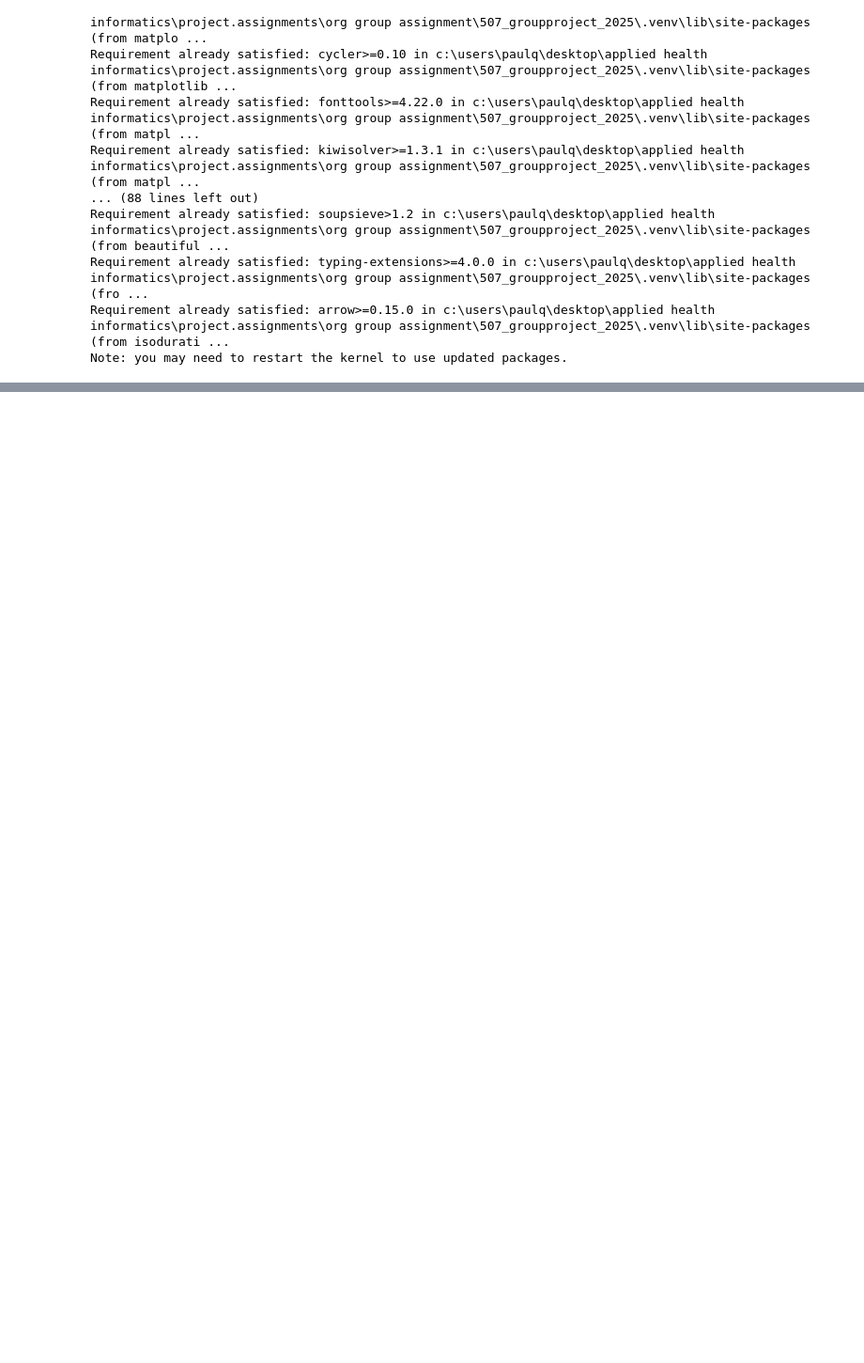
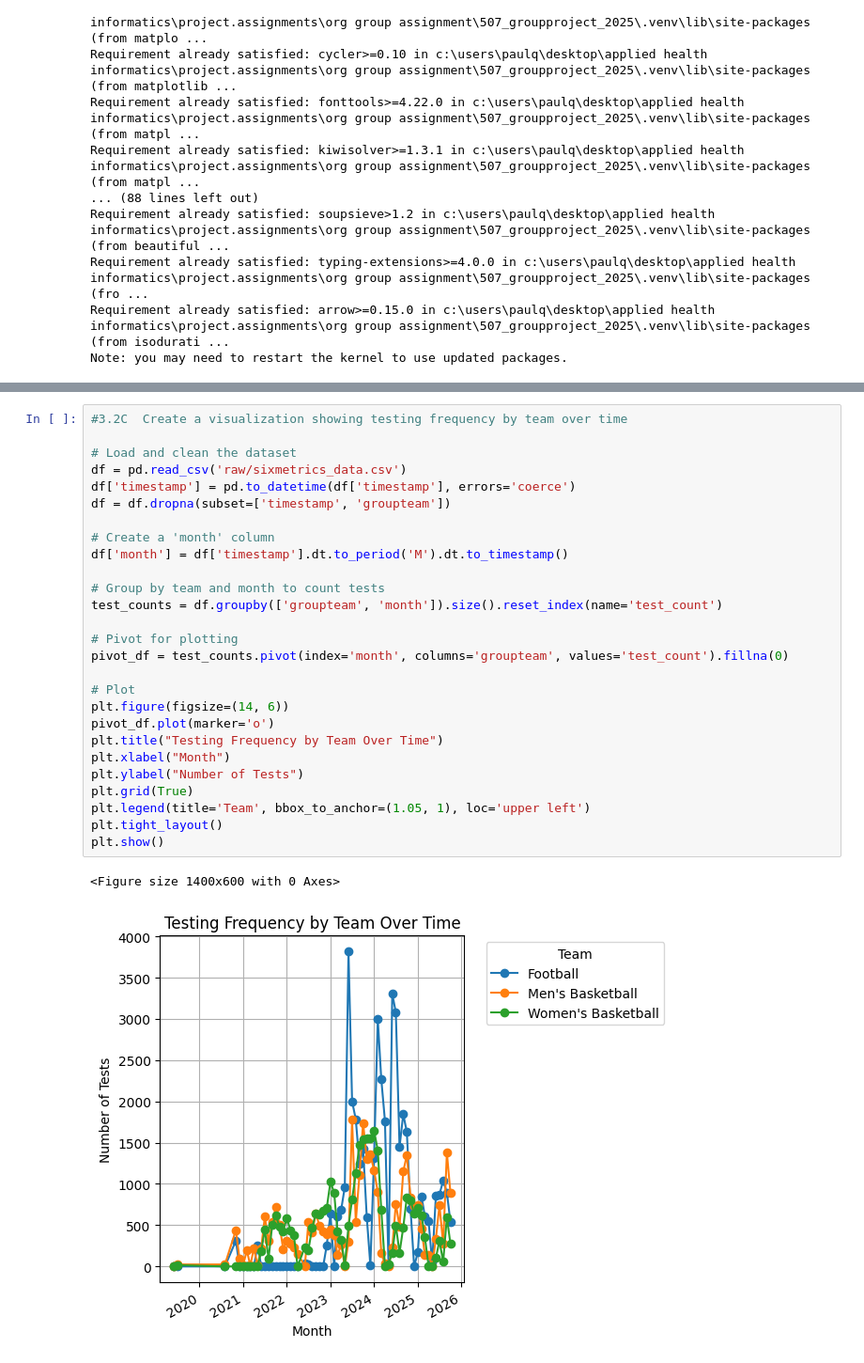
Before and after one commit to briggsprashar/sports_metric_analysis, a Jupyter notebook: part3_viz_comparison.ipynb, the cells around one changed output, grey strips where cells are left out. Shown: that part at 94% size. Drawn from its saved outputs; the diff is of its cells as text; blank space fills up the shorter version.

```diff
--- a/part3_viz_comparison.ipynb
+++ b/part3_viz_comparison.ipynb
@@ -246,0 +117,30 @@ Best and worst performance dates for PLAYER_755:
+# %%
+#3.2C  Create a visualization showing testing frequency by team over time
+
+# Load and clean the dataset
+df = pd.read_csv('raw/sixmetrics_data.csv')
+df['timestamp'] = pd.to_datetime(df['timestamp'], errors='coerce')
+df = df.dropna(subset=['timestamp', 'groupteam'])
+
+# Create a 'month' column
+df['month'] = df['timestamp'].dt.to_period('M').dt.to_timestamp()
+
+# Group by team and month to count tests
+test_counts = df.groupby(['groupteam', 'month']).size().reset_index(name='test_count')
+
+# Pivot for plotting
+pivot_df = test_counts.pivot(index='month', columns='groupteam', values='test_count').fillna(0)
+
+# Plot
+plt.figure(figsize=(14, 6))
+pivot_df.plot(marker='o')
+plt.title("Testing Frequency by Team Over Time")
+plt.xlabel("Month")
+plt.ylabel("Number of Tests")
+plt.grid(True)
+plt.legend(title='Team', bbox_to_anchor=(1.05, 1), loc='upper left')
+plt.tight_layout()
+plt.show()
+# %% [output]
+<Figure size 1400x600 with 0 Axes>
+[figure, added]
```
Also changed, not shown: parts of 19 cells of this notebook, 1 other file.
